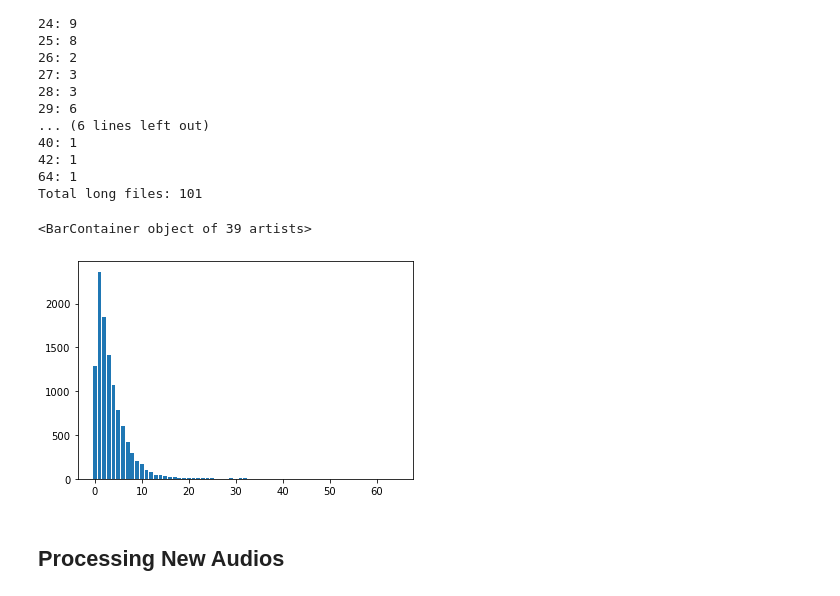
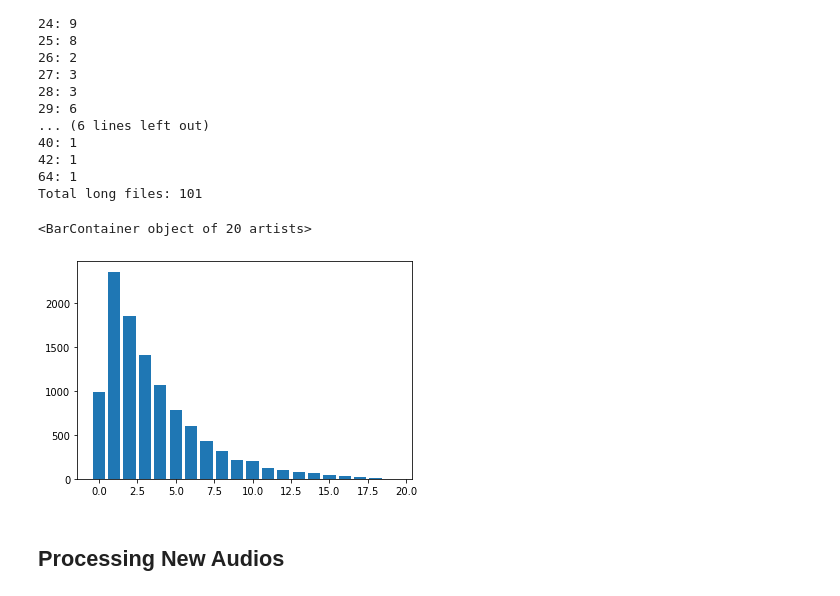
Before and after one commit to arif334/notebooks, a Jupyter notebook: bracu-new-corpus.ipynb, the cells around one changed output. Drawn from its saved outputs; the diff is of its cells as text; code cells hidden in the pictures.

```diff
--- a/bracu-new-corpus.ipynb
+++ b/bracu-new-corpus.ipynb
@@ -19,3 +18,5 @@ wavdir = '/mnt/resource/Tutorial/PhD (Offline)/Resources/Sound Corpus/BracU Spee
+# %%
+wavdir = "/media/arif/Resource/Etc/data/alamgir12/wavs"
 # %%
 wav_files = os.listdir(wavdir)
 len(wav_files)
@@ -61,11 +62,22 @@ print(f'Total long files: {long_audio}')
 42: 1
 64: 1
 Total long files: 101
+# %%
+durations = [0] * 20
+for i, file in enumerate(wav_files):
+    src_file = os.path.join(wavdir, file)
+    audio = AudioSegment.from_wav(src_file)
+
+    dur = int(audio.duration_seconds)
+    durations[dur] += 1
+
+
+    #if i == 2: break
 # %%
-plt.bar(durations.keys(), durations.values())
+plt.bar(range(len(durations)), durations)
 # %% [output]
-<BarContainer object of 39 artists>
+<BarContainer object of 20 artists>
-[figure, old version]
+[figure, new version]
 # %% [markdown]
 ## Processing New Audios
 # %%
```
Also changed, not shown: parts of 14 cells of this notebook, 1 other file.
